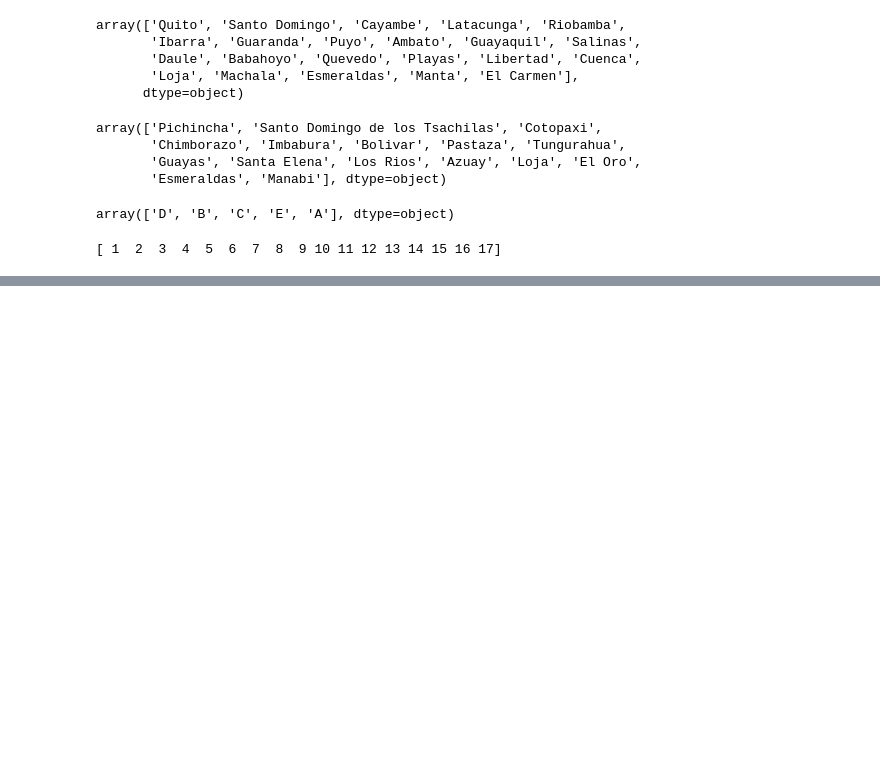
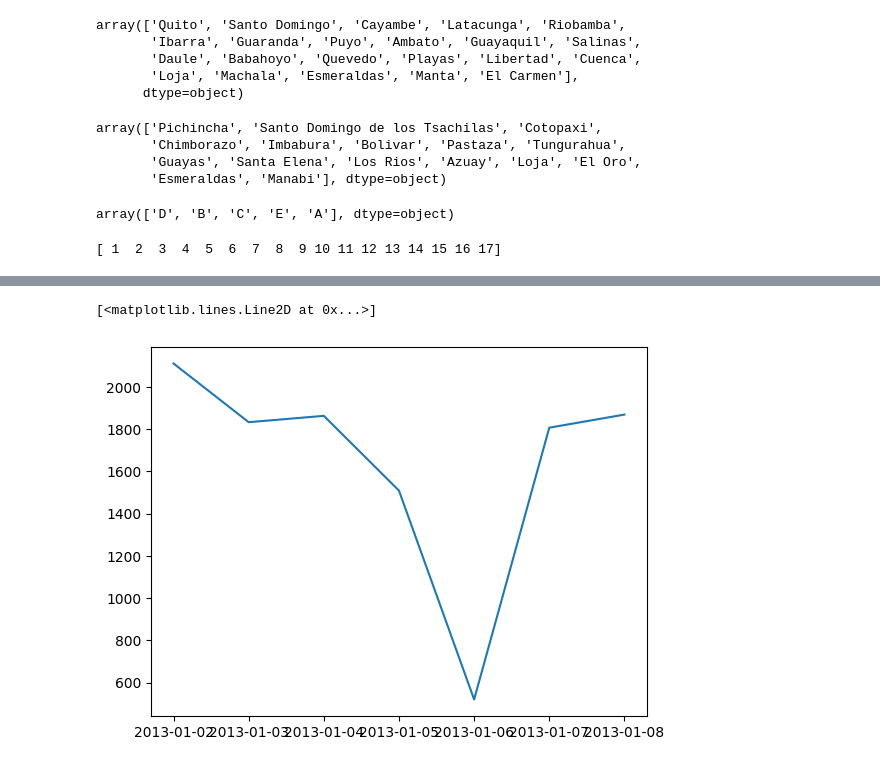
Before and after one commit to centralpenguin/StoreSales, a Jupyter notebook: notebooks/EDA.ipynb, the cells around one changed output, grey strips where cells are left out. Cells and saved outputs as stored; diff of their text form; code cells hidden in the pictures; blank space fills up the shorter version.

Commit message:
transactions df exploration

```diff
--- a/notebooks/EDA.ipynb
+++ b/notebooks/EDA.ipynb
@@ -165,0 +268,8 @@ print(a)
+# %%
+transactions_1 = transactions[transactions['store_nbr'] == 1]
+# Transactions of first store
+# %%
+plt.plot(transactions_1.date[0:7], transactions_1.transactions[0:7])
+# %% [output]
+[<matplotlib.lines.Line2D at 0x...>]
+[figure, added]
```
Also changed, not shown: parts of 16 cells of this notebook.
